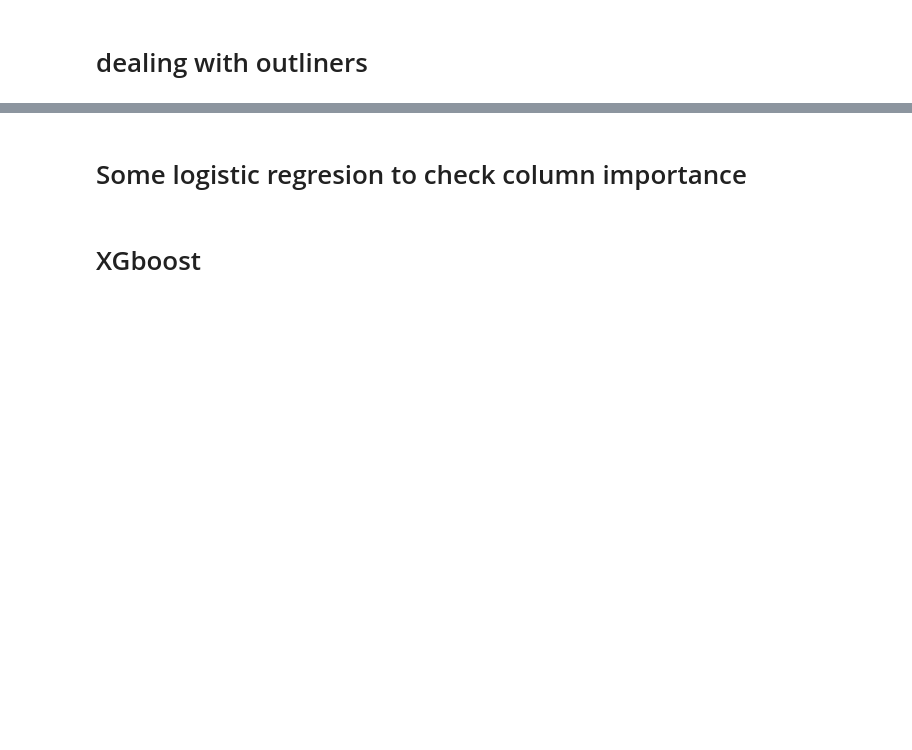
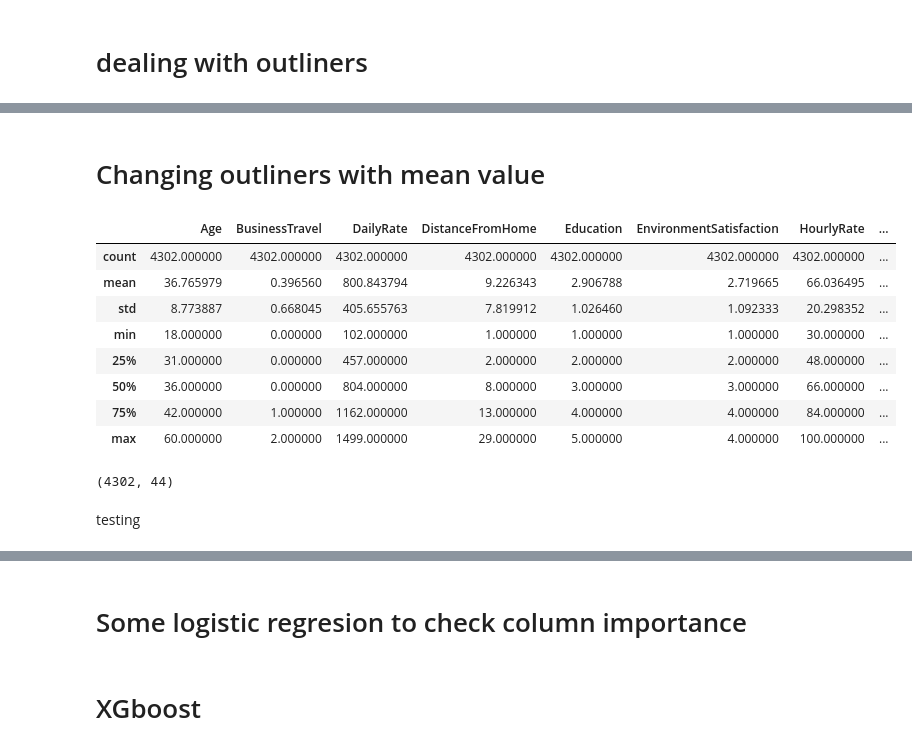
Before and after one commit to MikolajZaborowski/Bootcamp_Projects, a Jupyter notebook: clasyfication/Projekt2.ipynb, the cells around one changed output, grey strips where cells are left out. Cells and saved outputs as stored; diff of their text form; code cells hidden in the pictures; blank space fills up the shorter version.

```diff
--- a/clasyfication/Projekt2.ipynb
+++ b/clasyfication/Projekt2.ipynb
@@ -353,0 +886,37 @@ df2.describe()
+# %% [markdown]
+# Changing outliners with mean value
+# %%
+df4 = df.copy()
+# %%
+temp={
+"Age":65,
+"DistanceFromHome":45,
+"TotalWorkingYears":60,
+"YearsInCurrentRole":55,
+"YearsSinceLastPromotion":55,
+"YearsWithCurrManager":55,
+"YearsAtCompany":60,
+}
+# %%
+tempmean = [meanage, meandis, meantwy, meanyicr, meanyslp, meanywcm, meanyac]
+# %%
+for i, name in enumerate(temp):
+    df4[name]=df4[name].mask(df4[name]>temp[name],tempmean[i])
+# %%
+df4.describe()
+# %% [output]
+|  | Age | BusinessTravel | DailyRate | DistanceFromHome | Education | EnvironmentSatisfaction | HourlyRate | ... |
+| count | 4302.000000 | 4302.000000 | 4302.000000 | 4302.000000 | 4302.000000 | 4302.000000 | 4302.000000 | ... |
+| mean | 36.765979 | 0.396560 | 800.843794 | 9.226343 | 2.906788 | 2.719665 | 66.036495 | ... |
+| std | 8.773887 | 0.668045 | 405.655763 | 7.819912 | 1.026460 | 1.092333 | 20.298352 | ... |
+| min | 18.000000 | 0.000000 | 102.000000 | 1.000000 | 1.000000 | 1.000000 | 30.000000 | ... |
+| 25% | 31.000000 | 0.000000 | 457.000000 | 2.000000 | 2.000000 | 2.000000 | 48.000000 | ... |
+| 50% | 36.000000 | 0.000000 | 804.000000 | 8.000000 | 3.000000 | 3.000000 | 66.000000 | ... |
+| 75% | 42.000000 | 1.000000 | 1162.000000 | 13.000000 | 4.000000 | 4.000000 | 84.000000 | ... |
+| max | 60.000000 | 2.000000 | 1499.000000 | 29.000000 | 5.000000 | 4.000000 | 100.000000 | ... |
+# %%
+df4.shape
+# %% [output]
+(4302, 44)
+# %% [markdown]
+testing
```
Also changed, not shown: parts of 95 cells of this notebook.
